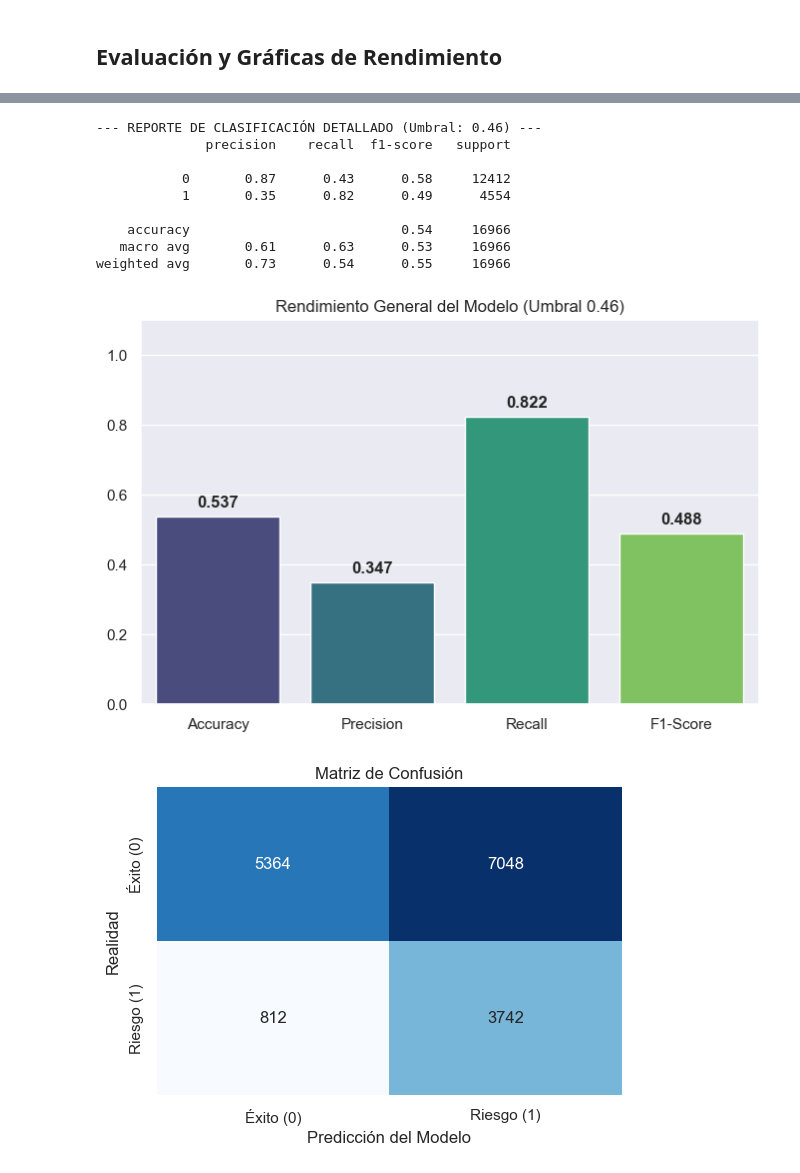
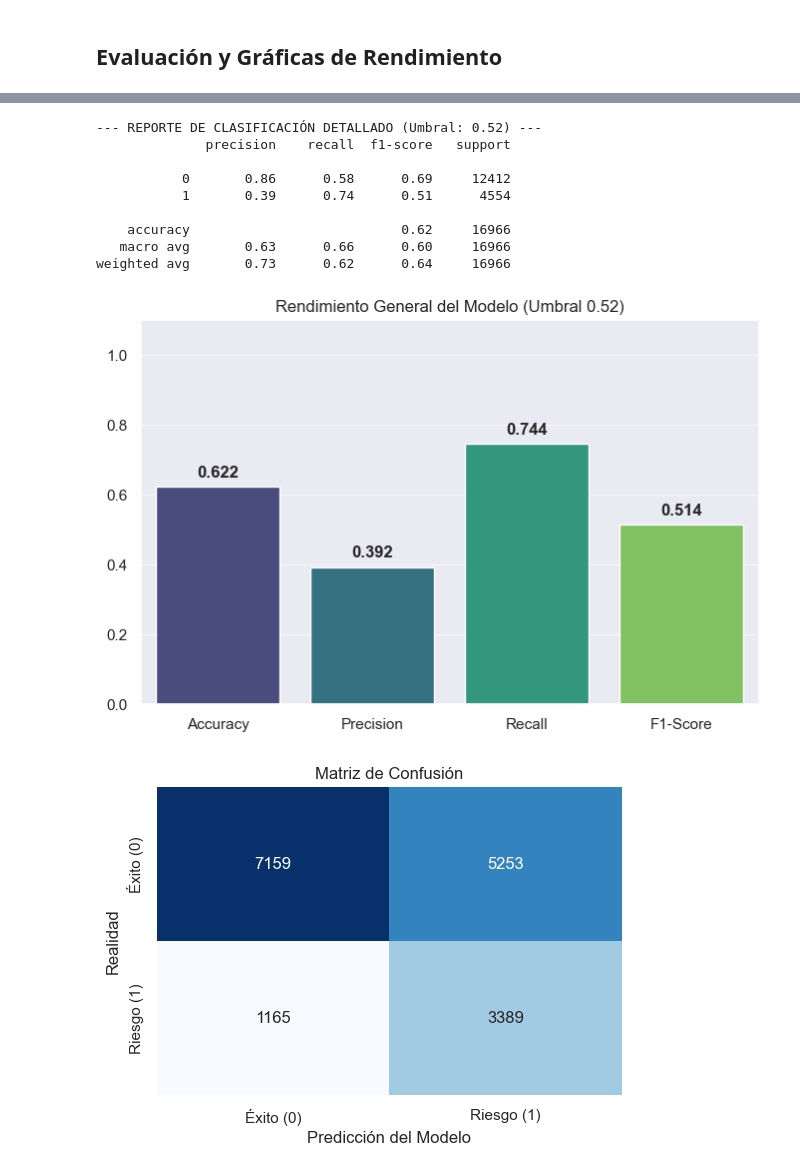
Before and after one commit to jngomm00/early-student-burnout-detection, a Jupyter notebook: code/90-days/random-forest/conf1.ipynb, the cells around one changed output, grey strips where cells are left out. Cells and saved outputs as stored; diff of their text form; code cells hidden in the pictures.

```diff
--- a/code/90-days/random-forest/conf1.ipynb
+++ b/code/90-days/random-forest/conf1.ipynb
@@ -139,7 +139,7 @@ import seaborn as sns
 y_probs = rf_pipeline.predict_proba(X_test)[:, 1]
 
 # UMBRAL PERMISIVO: Ante un 30% de sospecha, clasifica como Riesgo (1).
-umbral_permisivo = 0.46
+umbral_permisivo = 0.52
 y_pred = (y_probs >= umbral_permisivo).astype(int)
 
 # ==========================================
@@ -193,38 +193,38 @@ fig3 = plt.figure(figsize=(6, 4))
 sns.heatmap(cm, annot=True, fmt='d', cmap='Blues', cbar=False,
             xticklabels=['Éxito (0)', 'Riesgo (1)'],
             yticklabels=['Éxito (0)', 'Riesgo (1)'])
 plt.title('Matriz de Confusión')
 plt.xlabel('Predicción del Modelo')
 plt.ylabel('Realidad')
 plt.show()
 
 # ==========================================
 # GRÁFICO 4: Accuracy Global vs Recall Minoritario
 # ==========================================
 report_dict = classification_report(y_test, y_pred, output_dict=True, zero_division=0)
 burnout_recall = report_dict['1']['recall']
 
 fig4 = plt.figure(figsize=(6, 4))
 
 metric_names_comp = ['Accuracy Global', 'Recall (Agotamiento)']
 metric_values_comp = [acc, burnout_recall]
 ax4 = sns.barplot(x=metric_names_comp, y=metric_values_comp, hue=metric_names_comp, palette=['#4682B4', '#CD5C5C'], legend=False)
 plt.title('Evaluación de Desbalanceo')
 plt.ylim(0, 1.1)
 
 for i, v in enumerate(metric_values_comp):
     ax4.text(i, v + 0.02, f"{v*100:.1f}%", ha='center', va='bottom', fontweight='bold')
 plt.show()
 # %% [output]
 [figure]
---- REPORTE DE CLASIFICACIÓN DETALLADO (Umbral: 0.46) ---
+--- REPORTE DE CLASIFICACIÓN DETALLADO (Umbral: 0.52) ---
               precision    recall  f1-score   support
 
-           0       0.87      0.43      0.58     12412
-           1       0.35      0.82      0.49      4554
+           0       0.86      0.58      0.69     12412
+           1       0.39      0.74      0.51      4554
 
-    accuracy                           0.54     16966
-   macro avg       0.61      0.63      0.53     16966
-weighted avg       0.73      0.54      0.55     16966
+    accuracy                           0.62     16966
+   macro avg       0.63      0.66      0.60     16966
+weighted avg       0.73      0.62      0.64     16966
-[figure, old version]
+[figure, new version]
-[figure, old version]
+[figure, new version]
```
Also changed, not shown: parts of 3 cells of this notebook, 2 other files.
